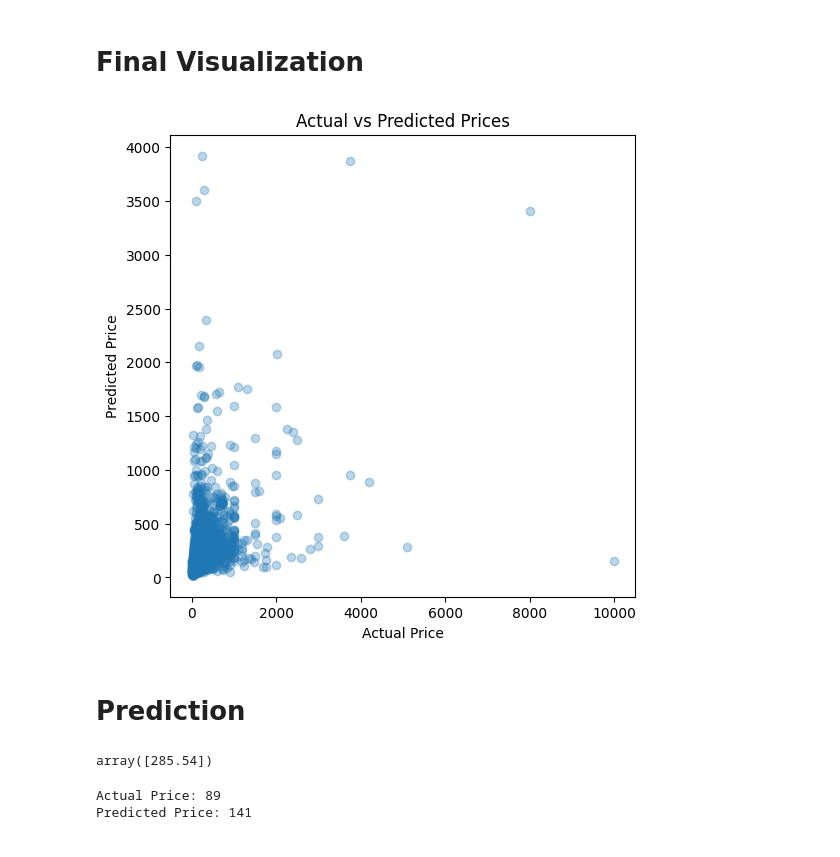
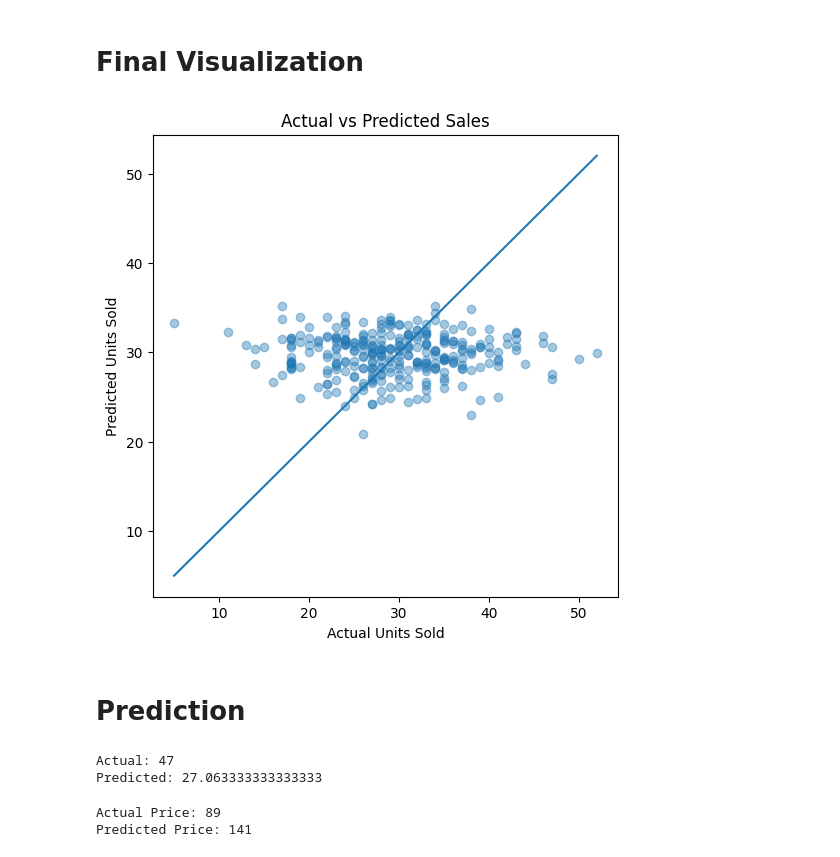
Before and after one commit to HazemmoAlsady/-End-to-End-Predictive-Analytics-Project, a Jupyter notebook: Airbnb_Project.ipynb, the cells around one changed output. Drawn from its saved outputs; the diff is of its cells as text; code cells hidden in the pictures.

```diff
--- a/Airbnb_Project.ipynb
+++ b/Airbnb_Project.ipynb
@@ -92,9 +79,16 @@ For example, when doing 'df[col].method(value, inplace=True)', try using 'df.met
+# %%
+df['Date'] = pd.to_datetime(df['Date'], dayfirst=True)
+
+df['Day'] = df['Date'].dt.day
+df['Month'] = df['Date'].dt.month
+
+df.drop('Date', axis=1, inplace=True)
 # %%
 from sklearn.preprocessing import LabelEncoder
 
 encoder = LabelEncoder()
 
-for col in ['neighbourhood_group', 'neighbourhood', 'room_type']:
+for col in ['Product_Category', 'Customer_Segment']:
     df[col] = encoder.fit_transform(df[col])
 # %% [markdown]
 # **Exploratory Data Analysis (EDA)**
@@ -113,8 +108,8 @@ plt.show()
 # %% [markdown]
 # **Feature Selection**
 # %%
-X = df.drop('price', axis=1)
-y = df['price']
+X = df.drop('Units_Sold', axis=1)
+y = df['Units_Sold']
 # %% [markdown]
 # **Train-Test Split**
 # %%
@@ -146,10 +139,8 @@ dt_pred = dt.predict(X_test)
 
 from sklearn.ensemble import RandomForestRegressor
 
-
-rf = RandomForestRegressor(n_estimators=100, random_state=42)
+rf = RandomForestRegressor(n_estimators=300, random_state=42)
 rf.fit(X_train, y_train)
-
 rf_pred = rf.predict(X_test)
 # %% [markdown]
 # **Model Evaluation**
@@ -190,20 +177,24 @@ R2: 0.15630397928874018
 # **Final Visualization**
 # %%
 plt.figure(figsize=(6,6))
-plt.scatter(y_test, rf_pred, alpha=0.3)
-plt.xlabel("Actual Price")
-plt.ylabel("Predicted Price")
-plt.title("Actual vs Predicted Prices")
+plt.scatter(y_test, rf_pred, alpha=0.4)
+plt.plot([y_test.min(), y_test.max()],
+         [y_test.min(), y_test.max()])
+plt.xlabel("Actual Units Sold")
+plt.ylabel("Predicted Units Sold")
+plt.title("Actual vs Predicted Sales")
 plt.show()
 # %% [output]
-[figure, old version]
+[figure, new version]
 # %% [markdown]
 # **Prediction**
 # %%
-sample = X.iloc[0:1]
-rf.predict(sample)
+sample = X_test.iloc[0:1]
+print("Actual:", y_test.iloc[0])
+print("Predicted:", rf.predict(sample)[0])
 # %% [output]
-array([285.54])
+Actual: 47
+Predicted: 27.063333333333333
 # %%
 sample = X_test.iloc[0:1]
 actual_price = y_test.iloc[0]
```
Also changed, not shown: parts of 16 cells of this notebook.
